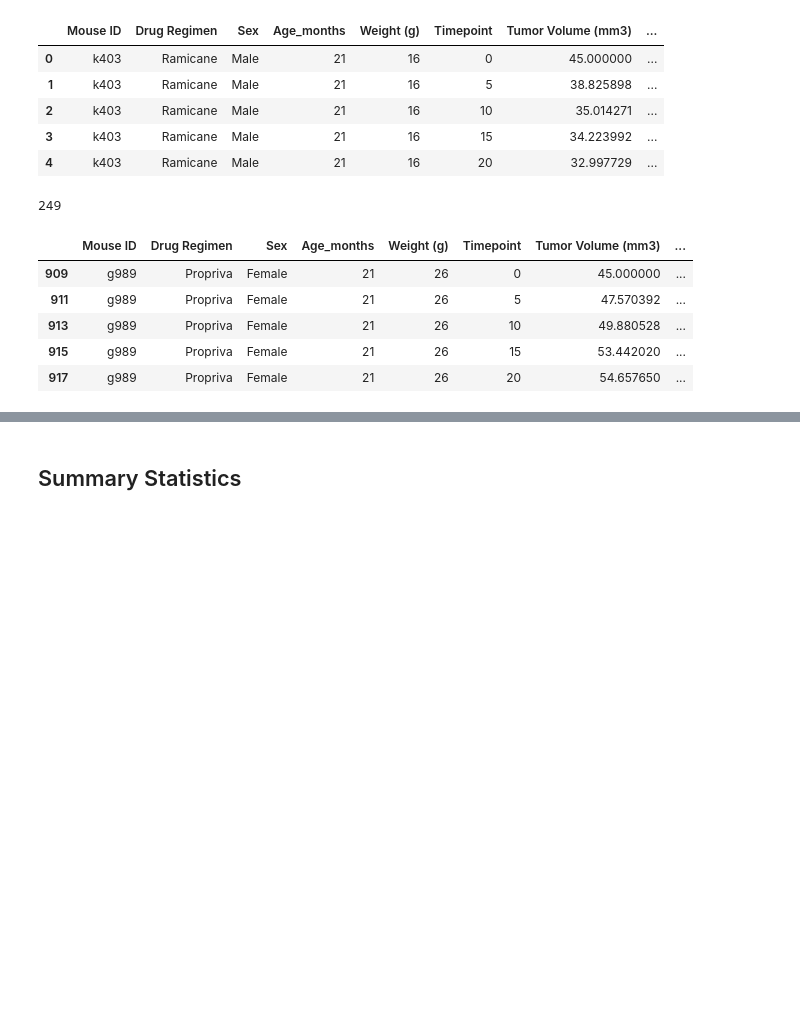
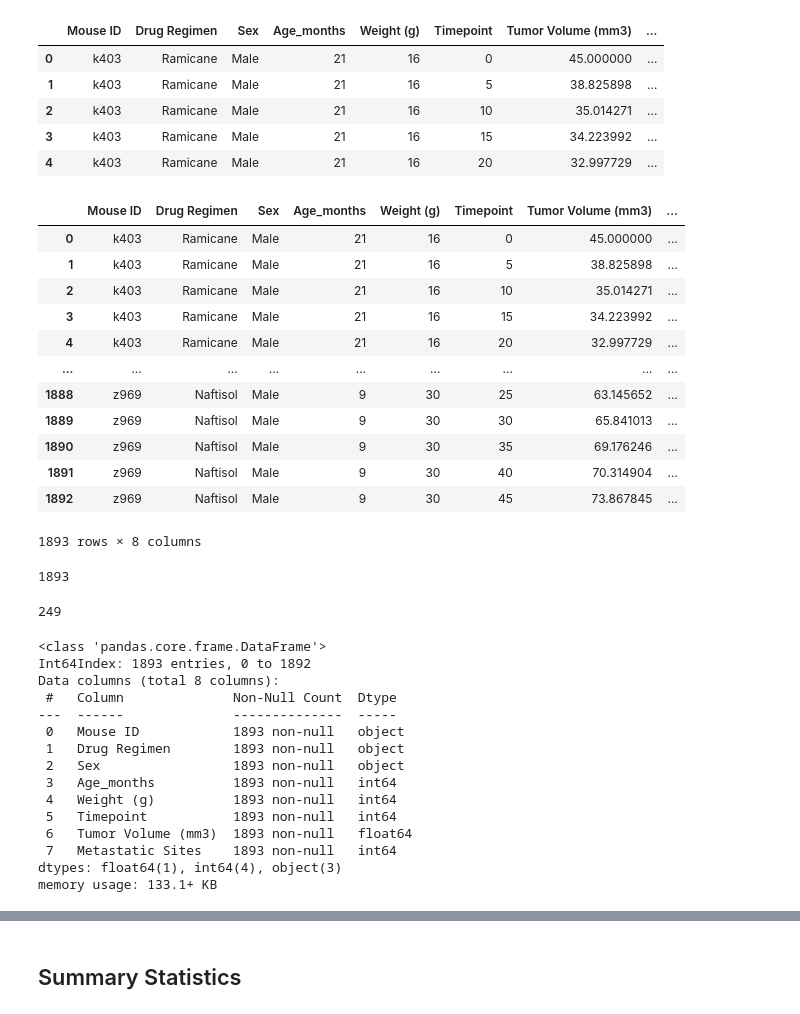
Before and after one commit to manny-p/matplotlib-challenge, a Jupyter notebook: Pymaceuticals/pymaceuticals_starter.ipynb, the cells around one changed output, grey strips where cells are left out. Cells and saved outputs as stored; diff of their text form; code cells hidden in the pictures; blank space fills up the shorter version.

```diff
--- a/Pymaceuticals/pymaceuticals_starter.ipynb
+++ b/Pymaceuticals/pymaceuticals_starter.ipynb
@@ -56,24 +56,55 @@ df_merge.head()
 | 2 | k403 | Ramicane | Male | 21 | 16 | 10 | 35.014271 | ... |
 | 3 | k403 | Ramicane | Male | 21 | 16 | 15 | 34.223992 | ... |
 | 4 | k403 | Ramicane | Male | 21 | 16 | 20 | 32.997729 | ... |
+# %%
+df_merge
+# %% [output]
+|  | Mouse ID | Drug Regimen | Sex | Age_months | Weight (g) | Timepoint | Tumor Volume (mm3) | ... |
+| 0 | k403 | Ramicane | Male | 21 | 16 | 0 | 45.000000 | ... |
+| 1 | k403 | Ramicane | Male | 21 | 16 | 5 | 38.825898 | ... |
+| 2 | k403 | Ramicane | Male | 21 | 16 | 10 | 35.014271 | ... |
+| 3 | k403 | Ramicane | Male | 21 | 16 | 15 | 34.223992 | ... |
+| 4 | k403 | Ramicane | Male | 21 | 16 | 20 | 32.997729 | ... |
+| ... | ... | ... | ... | ... | ... | ... | ... | ... |
+| 1888 | z969 | Naftisol | Male | 9 | 30 | 25 | 63.145652 | ... |
+| 1889 | z969 | Naftisol | Male | 9 | 30 | 30 | 65.841013 | ... |
+| 1890 | z969 | Naftisol | Male | 9 | 30 | 35 | 69.176246 | ... |
+| 1891 | z969 | Naftisol | Male | 9 | 30 | 40 | 70.314904 | ... |
+| 1892 | z969 | Naftisol | Male | 9 | 30 | 45 | 73.867845 | ... |
+1893 rows × 8 columns
 # %%
 # Checking the number of mice.
-m_list = df_merge['Mouse ID'].unique()
+m_list = df_merge['Mouse ID']
 m_count = len(m_list)
-print(m_count)
+m_count
 # %% [output]
-249
+1893
+# %%
+# unique mice
+
+m_list = df_merge['Mouse ID'].unique()
+m_count_unique = len(m_list)
+m_count_unique
+# %% [output]
+249
 # %%
 # Getting the duplicate mice by ID number that shows up for Mouse ID and Timepoint.
 df_combined = df_merge
 
-df_duplicated = df_combined[df_combined.duplicated(subset=['Mouse ID', 'Timepoint'])]
-
-df_duplicated
+df_combined.info()
 # %% [output]
-|  | Mouse ID | Drug Regimen | Sex | Age_months | Weight (g) | Timepoint | Tumor Volume (mm3) | ... |
-| 909 | g989 | Propriva | Female | 21 | 26 | 0 | 45.000000 | ... |
-| 911 | g989 | Propriva | Female | 21 | 26 | 5 | 47.570392 | ... |
-| 913 | g989 | Propriva | Female | 21 | 26 | 10 | 49.880528 | ... |
-| 915 | g989 | Propriva | Female | 21 | 26 | 15 | 53.442020 | ... |
-| 917 | g989 | Propriva | Female | 21 | 26 | 20 | 54.657650 | ... |
+<class 'pandas.core.frame.DataFrame'>
+Int64Index: 1893 entries, 0 to 1892
+Data columns (total 8 columns):
+ #   Column              Non-Null Count  Dtype
+---  ------              --------------  -----
+ 0   Mouse ID            1893 non-null   object
+ 1   Drug Regimen        1893 non-null   object
+ 2   Sex                 1893 non-null   object
+ 3   Age_months          1893 non-null   int64
+ 4   Weight (g)          1893 non-null   int64
+ 5   Timepoint           1893 non-null   int64
+ 6   Tumor Volume (mm3)  1893 non-null   float64
+ 7   Metastatic Sites    1893 non-null   int64
+dtypes: float64(1), int64(4), object(3)
+memory usage: 133.1+ KB
```
Also changed, not shown: parts of 9 cells of this notebook.
